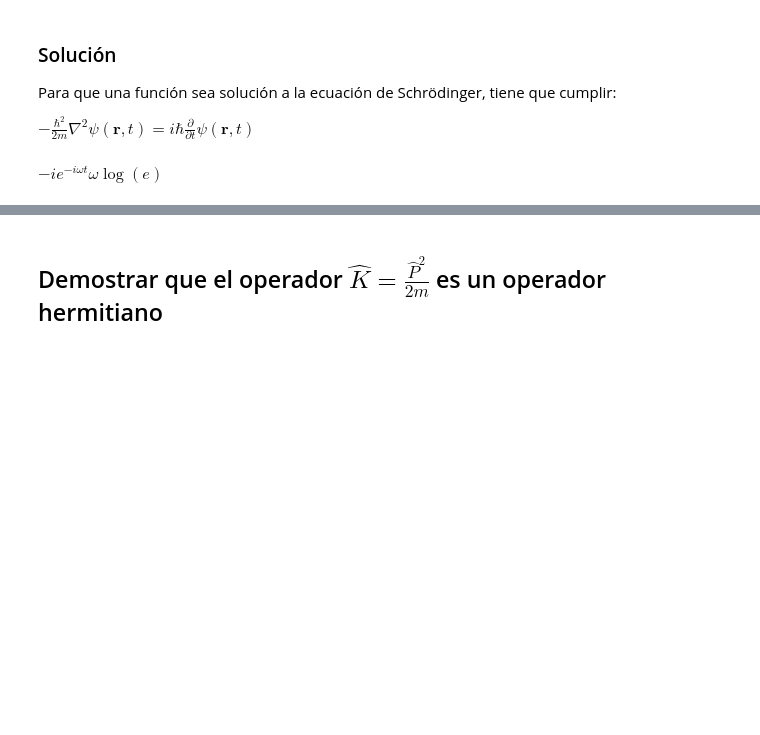
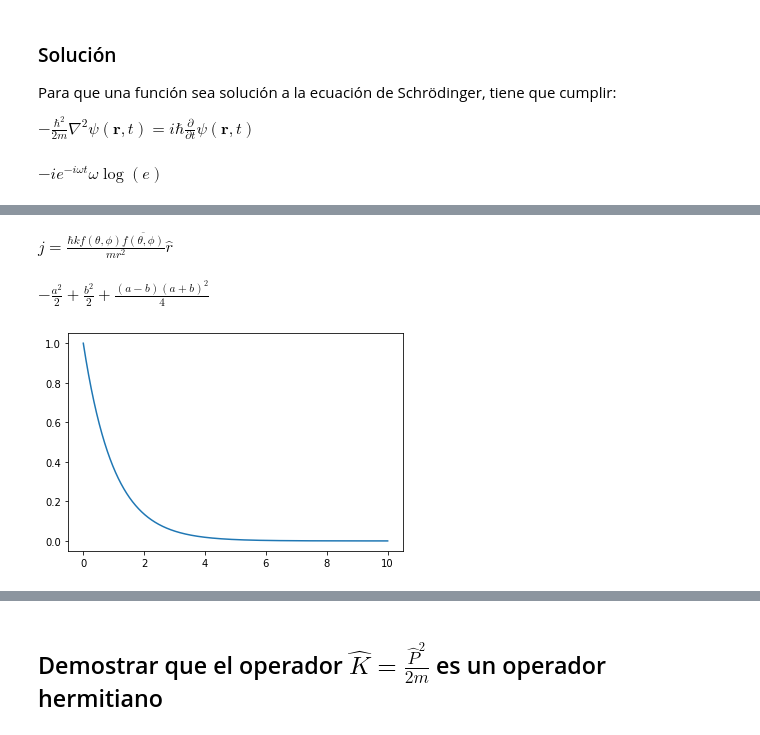
Before and after one commit to IPalos/Cuantica, a Jupyter notebook: Problemas Parcial 1.ipynb, the cells around one changed output, grey strips where cells are left out. Saved outputs shown, nothing was run; the diff lists cells and outputs as text; code cells hidden in the pictures; blank space fills up the shorter version.

Commit message:
hasta el ejercicio 3

```diff
--- a/Problemas Parcial 1.ipynb
+++ b/Problemas Parcial 1.ipynb
@@ -157,0 +266,46 @@ $\displaystyle \frac{\left(\sqrt{154} x^{7} - 88 \sqrt{154} x^{6} + 2112 \sqrt{1
+# %%
+#ejercicio 15
+import sympy as sm
+from IPython.display import display, Math
+
+k= sm.Symbol("k", real=True)
+r=sm.Symbol("r",real=True)
+w=sm.Symbol("omega",real=True)
+t=sm.Symbol("t",real=True)
+f=sm.Function("f",real=False)
+th=sm.Symbol("theta",real=True)
+phi=sm.Symbol("phi",real=True)
+
+
+psi=f(th,phi)*sm.exp(sm.I*(k*r-w*t))/r
+dr=sm.diff(psi,r)
+j= h/(2*m*sm.I)*((sm.conjugate(psi)*dr)-(psi*sm.conjugate(dr)))
+display(Math(r'j='+sm.latex(j.simplify())+r'\hat{r}'))
+# %% [output]
+$\displaystyle j=\frac{\hbar k f{\left(\theta,\phi \right)} \overline{f{\left(\theta,\phi \right)}}}{m r^{2}}\hat{r}$
+# %%
+# ejercicio 17
+import sympy as sm
+a=sm.Symbol("a")
+b=sm.Symbol("b")
+sm.simplify(((b**2-a**2)/2)-((b-a)*(b+a)**2 /4))
+# %% [output]
+$\displaystyle - \frac{a^{2}}{2} + \frac{b^{2}}{2} + \frac{\left(a - b\right) \left(a + b\right)^{2}}{4}$
+# %%
+# ejercicio 18
+import matplotlib.pyplot as plt
+import numpy as np
+import sympy as sm
+%matplotlib inline
+x=np.arange(0,10,.001)
+fx=np.exp(-x)
+plt.plot(x,fx)
+
+A=sm.Symbol("A")
+l=sm.Symbol("lambda",real=True)
+x=sm.Symbol("x")
+p=A*sm.exp(-l*x)
+prom=sm.integrate(x*p,(x,0,sm.oo))
+vari=sm.integrate(x*x*p,(x,0,sm.oo)) - prom**2
+# %% [output]
+[figure, added]
```
Also changed, not shown: parts of 18 cells of this notebook, 1 other file.
